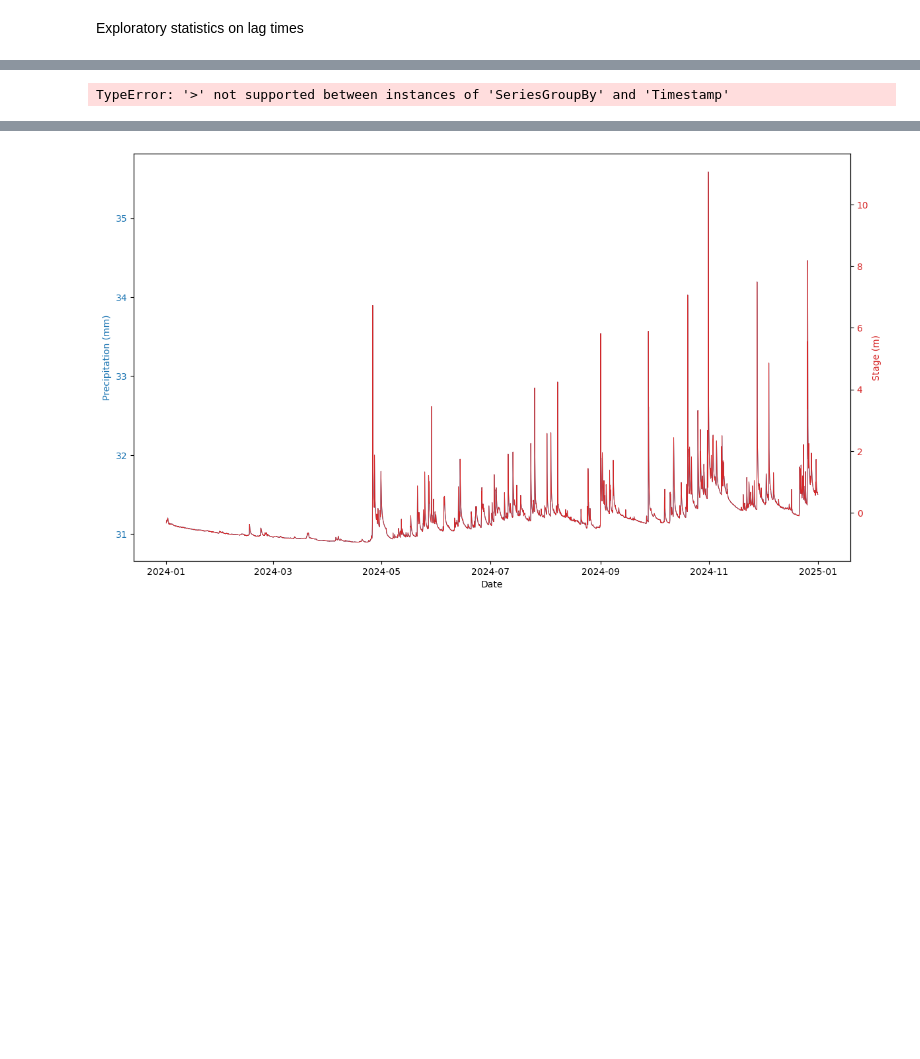
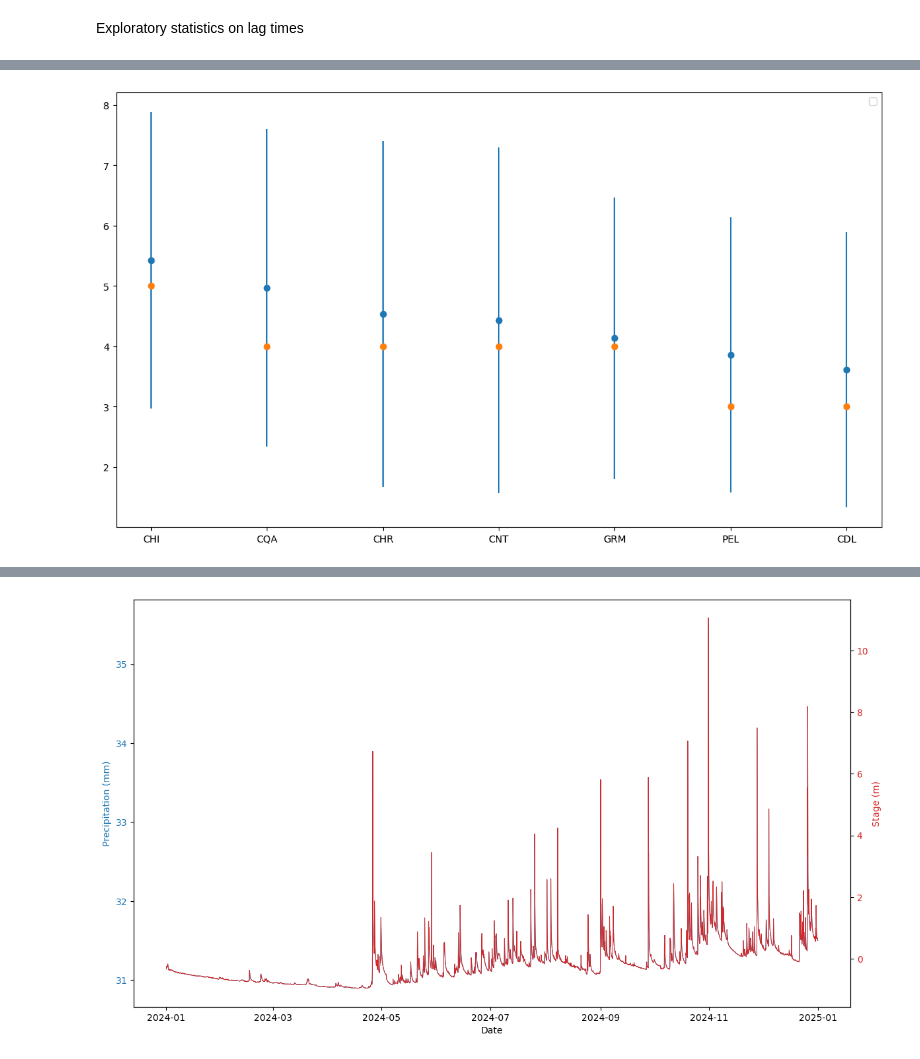
Before and after one commit to IanMalcolm1/PanamaLagWork, a Jupyter notebook: scripts/visualizations/visualizations.ipynb, the cells around one changed output, grey strips where cells are left out. Cells and saved outputs as stored; diff of their text form; code cells hidden in the pictures; blank space fills up the shorter version.

```diff
--- a/scripts/visualizations/visualizations.ipynb
+++ b/scripts/visualizations/visualizations.ipynb
@@ -249,21 +247,21 @@ RangeIndex(start=0, stop=43, step=1)
 # %%
-lag_df_slice = lag_df[lag_df['StageTime'] > pd.Timestamp('2022-01-01')]
-lag_station_gb = lag_df.groupby(lag_df['StageStation'])
+lag_df_slice = lag_df[(lag_df['StageStation']!='CAN')]
+lag_station_gb = lag_df_slice.groupby(lag_df_slice['StageStation'])
 full_lag_means = lag_station_gb['Lag'].mean().reset_index().rename(columns={'Lag': 'LagMean'})
 full_lag_std = lag_station_gb['Lag'].std().reset_index().rename(columns={'Lag': 'LagStd'})
 full_lag_med = lag_station_gb['Lag'].median().reset_index().rename(columns={'Lag': 'LagMed'})
 full_lag_data = pd.merge(full_lag_means, full_lag_std, on='StageStation')
 full_lag_data = pd.merge(full_lag_data, full_lag_med, on='StageStation')
 
 full_lag_data.sort_values(by='LagMean', ascending=False, inplace=True)
 
 
 fig, ax = plt.subplots(figsize=(14, 8))
 ax.errorbar(full_lag_data['StageStation'], full_lag_data['LagMean'], full_lag_data['LagStd'], None, 'o')
 ax.plot(full_lag_data['StageStation'], full_lag_data['LagMed'], 'o')
 
 ax.legend()
 plt.show()
 # %% [output]
-TypeError: '>' not supported between instances of 'SeriesGroupBy' and 'Timestamp'
+[figure, added]
 # %%
```
Also changed, not shown: parts of 12 cells of this notebook, 7 other files.
